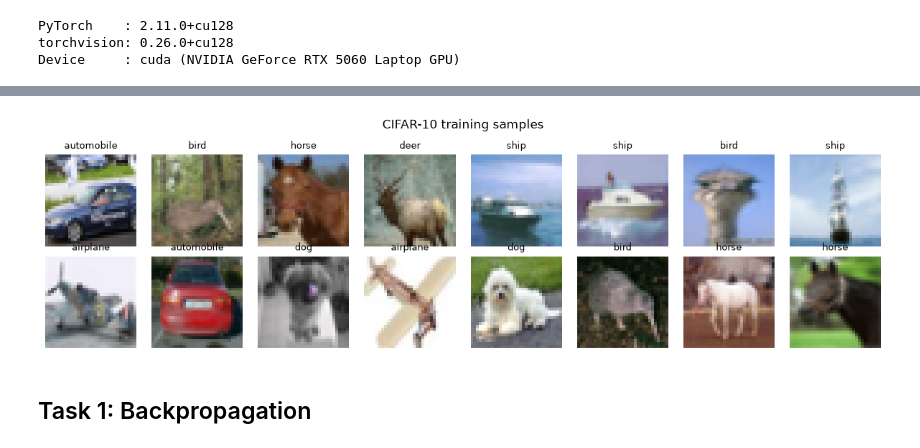
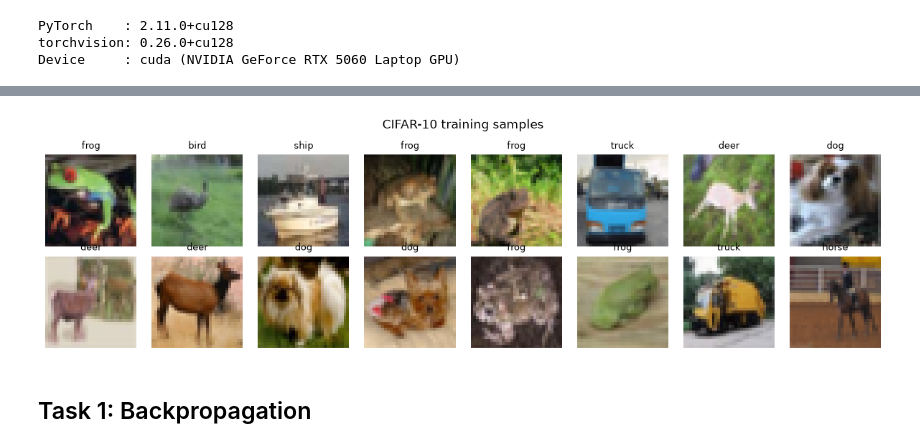
Before and after one commit to JeewanthaSadaruwan/EN4554-Assignment2-CNNs, a Jupyter notebook: 220542J_a02.ipynb, the cells around one changed output, grey strips where cells are left out. Saved outputs shown, nothing was run; the diff lists cells and outputs as text; code cells hidden in the pictures.

```diff
--- a/220542J_a02.ipynb
+++ b/220542J_a02.ipynb
@@ -115,15 +142,15 @@ Val class counts  : [494, 481, 499, 471, 517, 493, 508, 500, 494, 543]
 # %%
-# A few training images with their labels
+# A few training images with their labels (raw pixels, before normalization)
 fig, axes = plt.subplots(2, 8, figsize=(12, 3.4))
-for ax, i in zip(axes.flat, range(16)):
-    ax.imshow(X_train[i].permute(1, 2, 0).numpy())
-    ax.set_title(CLASSES[y_train[i]], fontsize=9)
+for ax, idx in zip(axes.flat, train_indices[:16]):
+    ax.imshow(dataset.data[idx])
+    ax.set_title(dataset.classes[dataset.targets[idx]], fontsize=9)
     ax.axis("off")
 plt.suptitle("CIFAR-10 training samples")
 plt.tight_layout()
 plt.show()
 # %% [output]
-[figure, old version]
+[figure, new version]
 # %% [markdown]
 ## Task 1: Backpropagation
 # %% [markdown]
```
Also changed, not shown: parts of 100 cells of this notebook.
